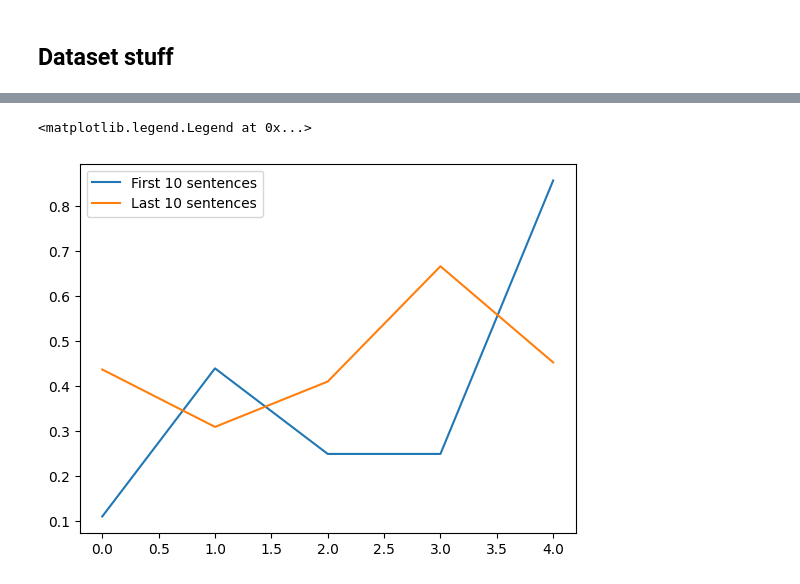
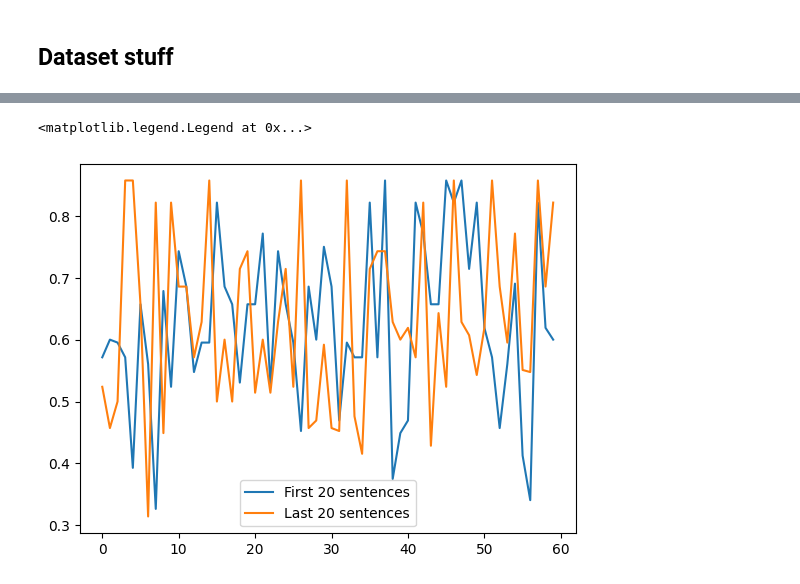
Before and after one commit to sanikadamn/ANLP-Project-Speculative-Decoding, a Jupyter notebook: online_spec_dec.ipynb, the cells around one changed output, grey strips where cells are left out. Drawn from its saved outputs; the diff is of its cells as text; code cells hidden in the pictures.

```diff
--- a/online_spec_dec.ipynb
+++ b/online_spec_dec.ipynb
@@ -404,14 +456,14 @@ Iteration 4: Accepted rate: 0.4107142857142857
 # %%
-first = online_decoder.acceptance_rate[:5]
-last = online_decoder.acceptance_rate[-5:]
+first = online_decoder.acceptance_rate[:60]
+last = online_decoder.acceptance_rate[-60:]
 
 
 
 import matplotlib.pyplot as plt
 
 plt.plot(first)
 plt.plot(last)
-plt.legend(["First 10 sentences", "Last 10 sentences"])
+plt.legend(["First 20 sentences", "Last 20 sentences"])
 # %% [output]
 <matplotlib.legend.Legend at 0x...>
-[figure, old version]
+[figure, new version]
```
Also changed, not shown: parts of 8 cells of this notebook, 1 other file.
